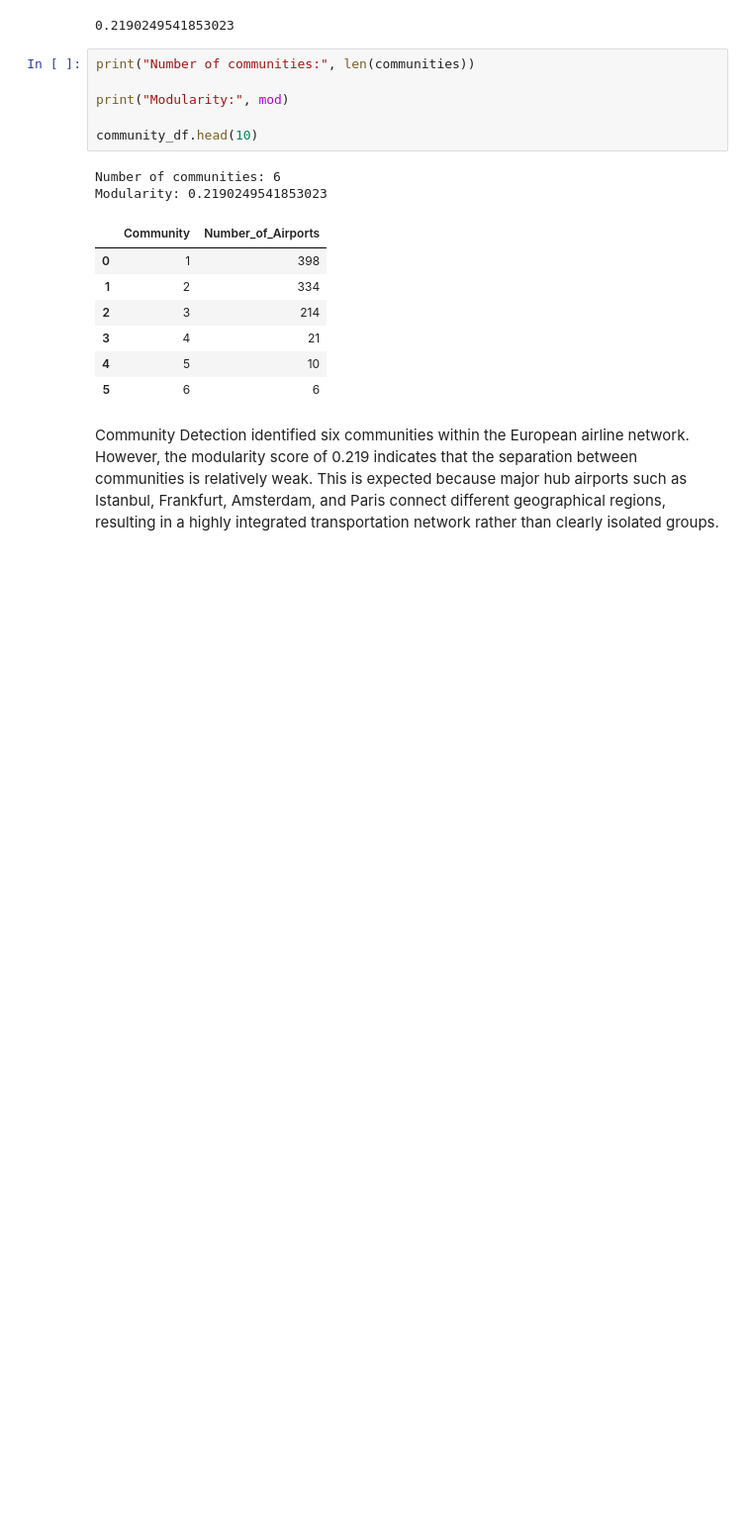
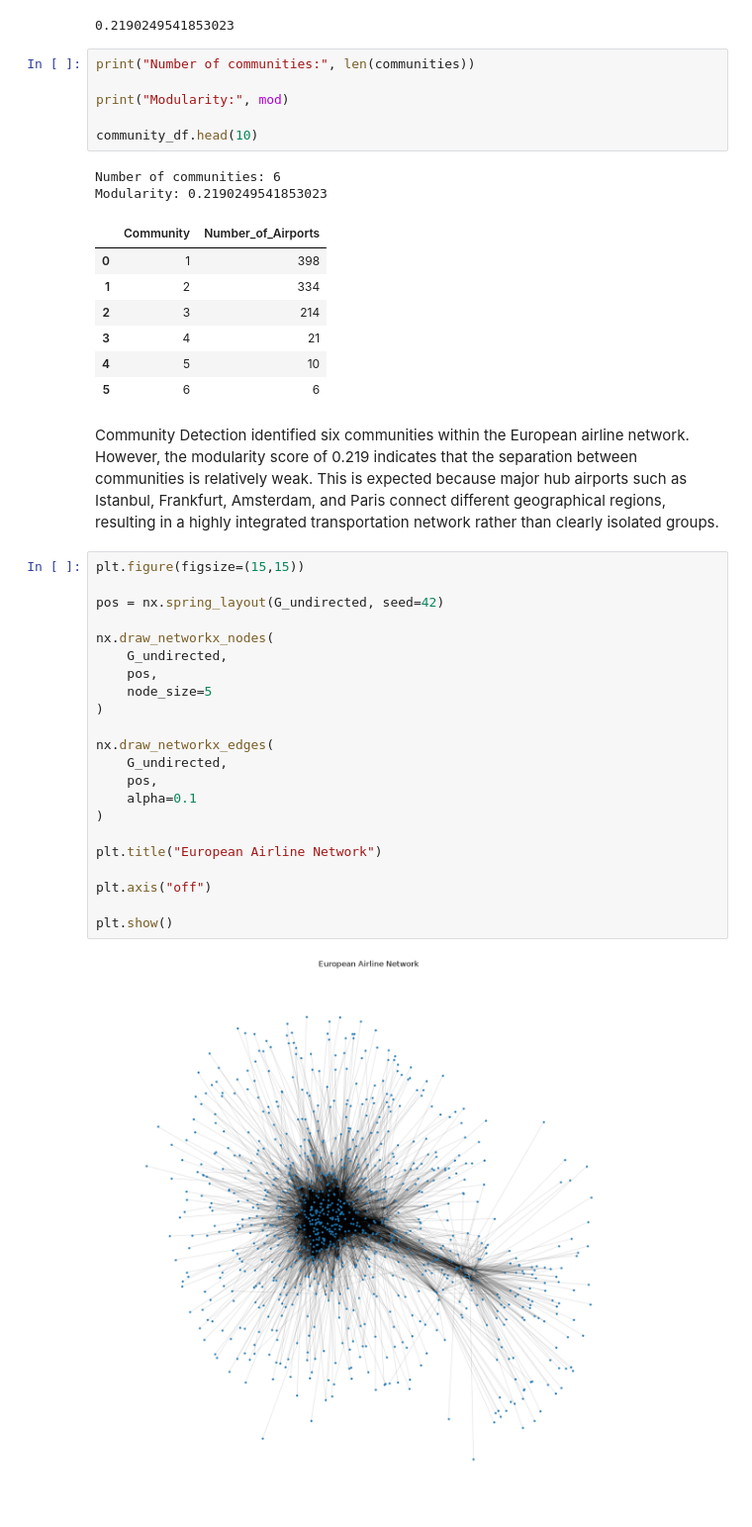
Before and after one commit to onurercen/flightAnalysis, a Jupyter notebook: analysis.ipynb, the cells around one changed output. Shown at 99% size. Saved outputs shown, nothing was run; the diff lists cells and outputs as text; blank space fills up the shorter version.

```diff
--- a/analysis.ipynb
+++ b/analysis.ipynb
@@ -824,3 +824,27 @@ Modularity: 0.2190249541853023
 | 5 | 6 | 6 |
 # %% [markdown]
 Community Detection identified six communities within the European airline network. However, the modularity score of 0.219 indicates that the separation between communities is relatively weak. This is expected because major hub airports such as Istanbul, Frankfurt, Amsterdam, and Paris connect different geographical regions, resulting in a highly integrated transportation network rather than clearly isolated groups.
+# %%
+plt.figure(figsize=(15,15))
+
+pos = nx.spring_layout(G_undirected, seed=42)
+
+nx.draw_networkx_nodes(
+    G_undirected,
+    pos,
+    node_size=5
+)
+
+nx.draw_networkx_edges(
+    G_undirected,
+    pos,
+    alpha=0.1
+)
+
+plt.title("European Airline Network")
+
+plt.axis("off")
+
+plt.show()
+# %% [output]
+[figure, added]
```
